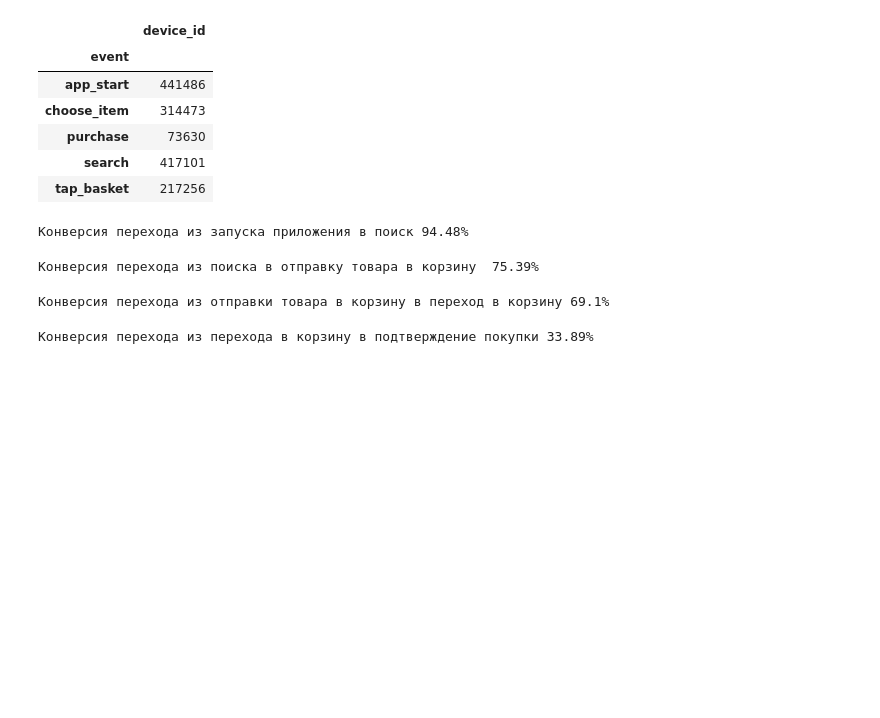
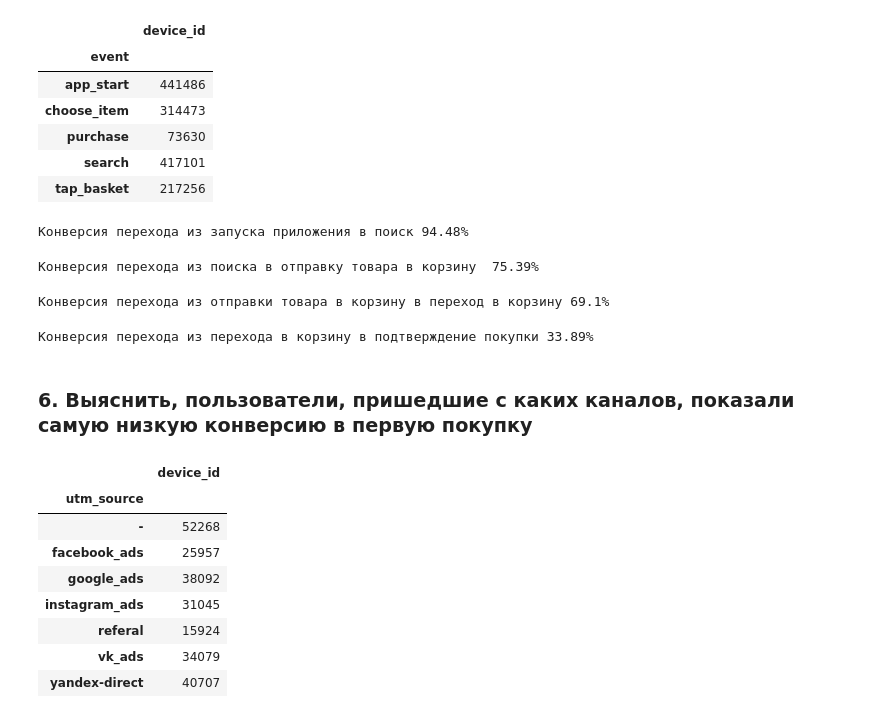
Before and after one commit to vasneva/user_behavior_analysis, a Jupyter notebook: user_behavior.ipynb, the cells around one changed output. Drawn from its saved outputs; the diff is of its cells as text; code cells hidden in the pictures; blank space fills up the shorter version.

```diff
--- a/user_behavior.ipynb
+++ b/user_behavior.ipynb
@@ -258,3 +257,20 @@ step_4 = round(reg_sum.loc['purchase', 'device_id'] / reg_sum.loc['tap_basket',
 print(f'Конверсия перехода из перехода в корзину в подтверждение покупки {step_4}%')
 # %% [output]
 Конверсия перехода из перехода в корзину в подтверждение покупки 33.89%
+# %% [markdown]
+### 6. Выяснить, пользователи, пришедшие с каких каналов, показали самую низкую конверсию в первую покупку
+# %%
+first_start = full_data[full_data['event'] == 'app_start'] \
+      .groupby(['device_id', 'utm_source'], as_index=False).agg({'date':'min'}) \
+      .groupby('utm_source').agg({'device_id':'nunique'})
+first_start
+# %% [output]
+|  | device_id |
+| utm_source |  |
+| - | 52268 |
+| facebook_ads | 25957 |
+| google_ads | 38092 |
+| instagram_ads | 31045 |
+| referal | 15924 |
+| vk_ads | 34079 |
+| yandex-direct | 40707 |
```
Also changed, not shown: parts of 23 cells of this notebook.
